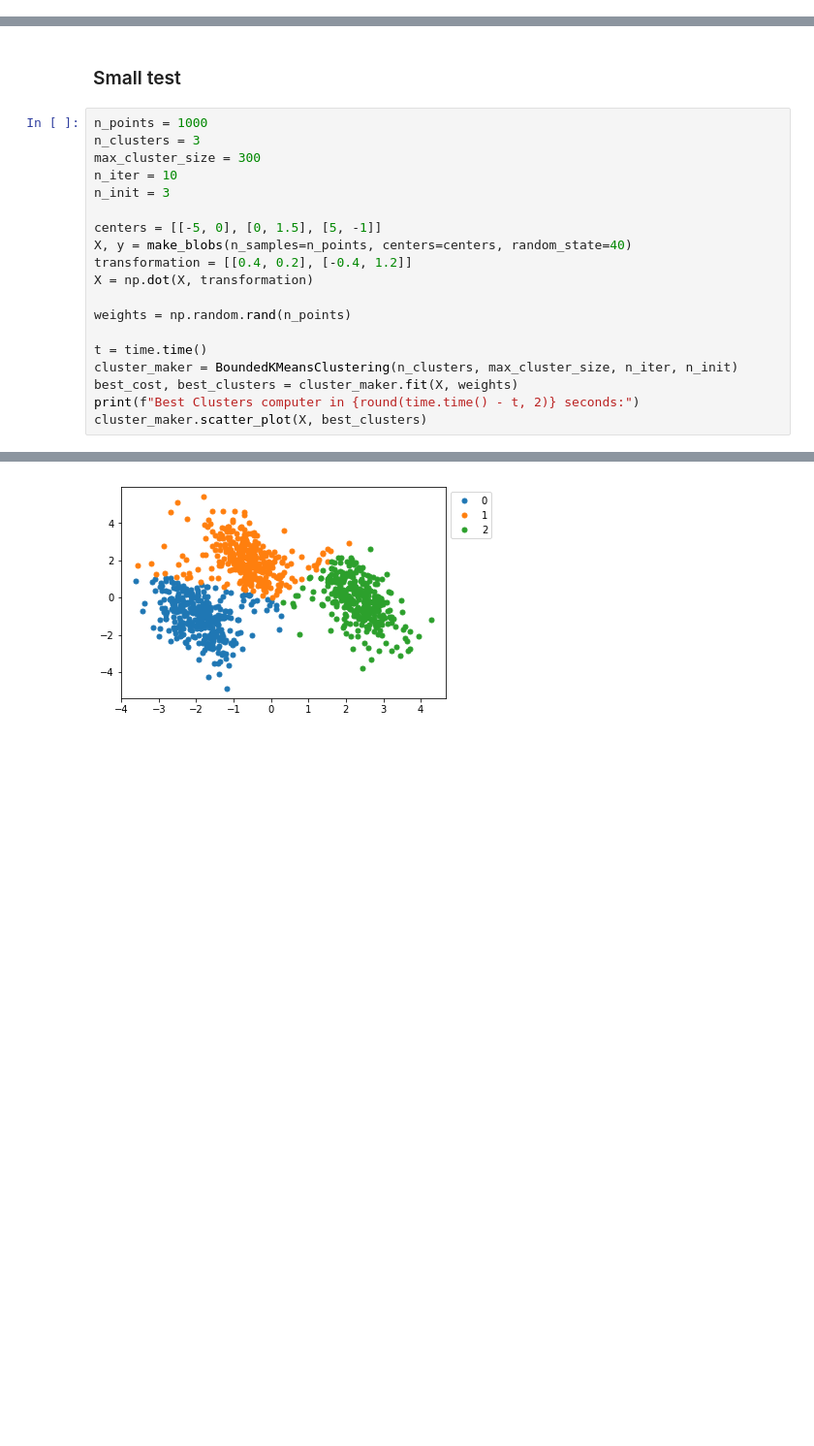
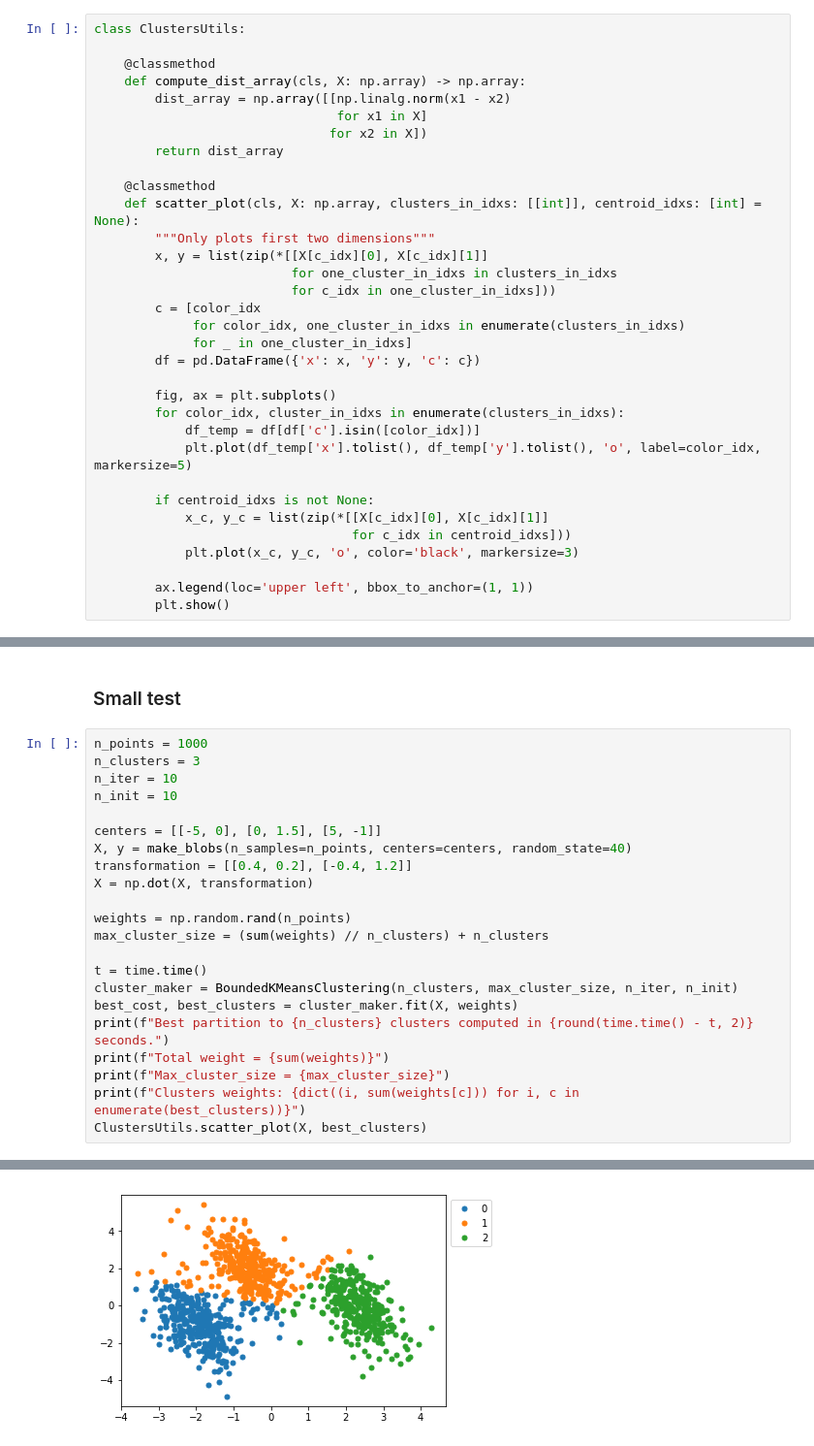
Before and after one commit to DalyaG/CodeSnippetsForPosterity, a Jupyter notebook: BoundedClustering/BoundedClustering.ipynb, the cells around one changed output, grey strips where cells are left out. Shown at 97% size. Cells and saved outputs as stored; diff of their text form; blank space fills up the shorter version.

Commit message:
working on bounded clustering notebook

```diff
--- a/BoundedClustering/BoundedClustering.ipynb
+++ b/BoundedClustering/BoundedClustering.ipynb
@@ -17,6 +17,39 @@ random_seed = 42
 random.seed(random_seed)
 # %% [markdown]
 ## Step I - Bounded K-Means Clustering
+# %%
+class ClustersUtils:
+
+    @classmethod
+    def compute_dist_array(cls, X: np.array) -> np.array:
+        dist_array = np.array([[np.linalg.norm(x1 - x2)
+                                for x1 in X]
+                               for x2 in X])
+        return dist_array
+
+    @classmethod
+    def scatter_plot(cls, X: np.array, clusters_in_idxs: [[int]], centroid_idxs: [int] = None):
+        """Only plots first two dimensions"""
+        x, y = list(zip(*[[X[c_idx][0], X[c_idx][1]]
+                          for one_cluster_in_idxs in clusters_in_idxs
+                          for c_idx in one_cluster_in_idxs]))
+        c = [color_idx
+             for color_idx, one_cluster_in_idxs in enumerate(clusters_in_idxs)
+             for _ in one_cluster_in_idxs]
+        df = pd.DataFrame({'x': x, 'y': y, 'c': c})
+
+        fig, ax = plt.subplots()
+        for color_idx, cluster_in_idxs in enumerate(clusters_in_idxs):
+            df_temp = df[df['c'].isin([color_idx])]
+            plt.plot(df_temp['x'].tolist(), df_temp['y'].tolist(), 'o', label=color_idx, markersize=5)
+
+        if centroid_idxs is not None:
+            x_c, y_c = list(zip(*[[X[c_idx][0], X[c_idx][1]]
+                                  for c_idx in centroid_idxs]))
+            plt.plot(x_c, y_c, 'o', color='black', markersize=3)
+
+        ax.legend(loc='upper left', bbox_to_anchor=(1, 1))
+        plt.show()
 # %%
 class BoundedKMeansClustering:
     def __init__(self, n_clusters: int, max_cluster_size: int, n_iter: int = 10, n_init=10, plot_every_iteration=False):
@@ -156,9 +164,8 @@ class BoundedKMeansClustering:
 # %%
 n_points = 1000
 n_clusters = 3
-max_cluster_size = 300
 n_iter = 10
-n_init = 3
+n_init = 10
 
 centers = [[-5, 0], [0, 1.5], [5, -1]]
 X, y = make_blobs(n_samples=n_points, centers=centers, random_state=40)
@@ -166,10 +173,14 @@ transformation = [[0.4, 0.2], [-0.4, 1.2]]
 X = np.dot(X, transformation)
 
 weights = np.random.rand(n_points)
+max_cluster_size = (sum(weights) // n_clusters) + n_clusters
 
 t = time.time()
 cluster_maker = BoundedKMeansClustering(n_clusters, max_cluster_size, n_iter, n_init)
 best_cost, best_clusters = cluster_maker.fit(X, weights)
-print(f"Best Clusters computer in {round(time.time() - t, 2)} seconds:")
-cluster_maker.scatter_plot(X, best_clusters)
+print(f"Best partition to {n_clusters} clusters computed in {round(time.time() - t, 2)} seconds.")
+print(f"Total weight = {sum(weights)}")
+print(f"Max_cluster_size = {max_cluster_size}")
+print(f"Clusters weights: {dict((i, sum(weights[c])) for i, c in enumerate(best_clusters))}")
+ClustersUtils.scatter_plot(X, best_clusters)
 # %% [output]
@@ -177 +192 @@ Best Clusters computer in 4.72 seconds:
-[figure, old version]
+[figure, new version]
```
Also changed, not shown: parts of 7 cells of this notebook.
